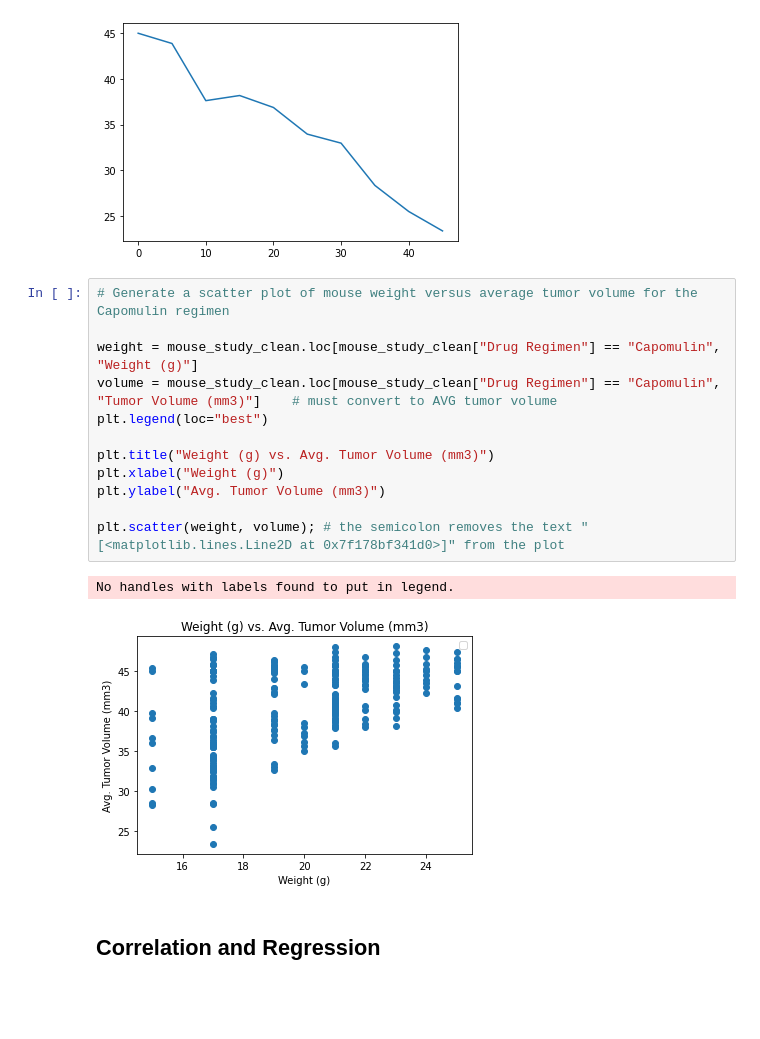
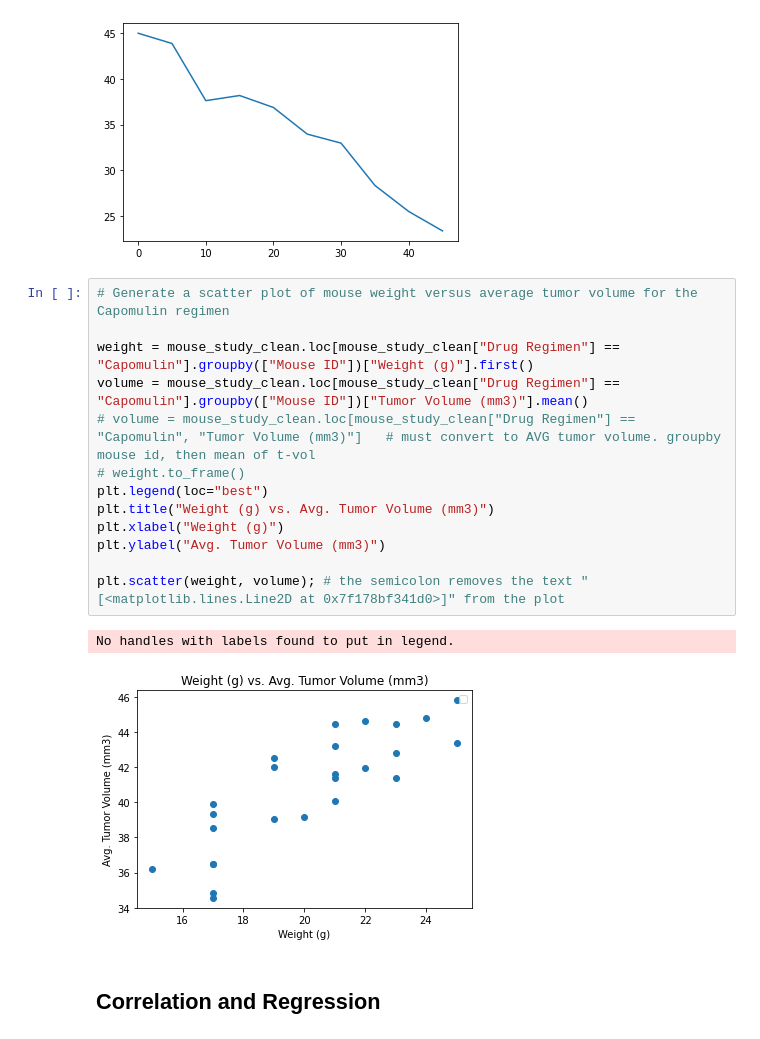
Before and after one commit to DMVance/matplotlib-challenge, a Jupyter notebook: Instructions/Pymaceuticals/pymaceuticals.ipynb, the cells around one changed output. Drawn from its saved outputs; the diff is of its cells as text; blank space fills up the shorter version.

```diff
--- a/Instructions/Pymaceuticals/pymaceuticals.ipynb
+++ b/Instructions/Pymaceuticals/pymaceuticals.ipynb
@@ -346,18 +346,19 @@ plt.plot(time, volume); # the semicolon removes the text "[<matplotlib.lines.Lin
 # %%
 # Generate a scatter plot of mouse weight versus average tumor volume for the Capomulin regimen
 
-weight = mouse_study_clean.loc[mouse_study_clean["Drug Regimen"] == "Capomulin", "Weight (g)"]
-volume = mouse_study_clean.loc[mouse_study_clean["Drug Regimen"] == "Capomulin", "Tumor Volume (mm3)"]    # must convert to AVG tumor volume
+weight = mouse_study_clean.loc[mouse_study_clean["Drug Regimen"] == "Capomulin"].groupby(["Mouse ID"])["Weight (g)"].first()
+volume = mouse_study_clean.loc[mouse_study_clean["Drug Regimen"] == "Capomulin"].groupby(["Mouse ID"])["Tumor Volume (mm3)"].mean()
+# volume = mouse_study_clean.loc[mouse_study_clean["Drug Regimen"] == "Capomulin", "Tumor Volume (mm3)"]   # must convert to AVG tumor volume. groupby mouse id, then mean of t-vol
+# weight.to_frame()
 plt.legend(loc="best")
-
 plt.title("Weight (g) vs. Avg. Tumor Volume (mm3)")
 plt.xlabel("Weight (g)")
 plt.ylabel("Avg. Tumor Volume (mm3)")
 
 plt.scatter(weight, volume); # the semicolon removes the text "[<matplotlib.lines.Line2D at 0x7f178bf341d0>]" from the plot
 # %% [output]
 No handles with labels found to put in legend.
-[figure, old version]
+[figure, new version]
 # %% [markdown]
 ## Correlation and Regression
 # %%
```
Also changed, not shown: parts of 1 cell of this notebook.
